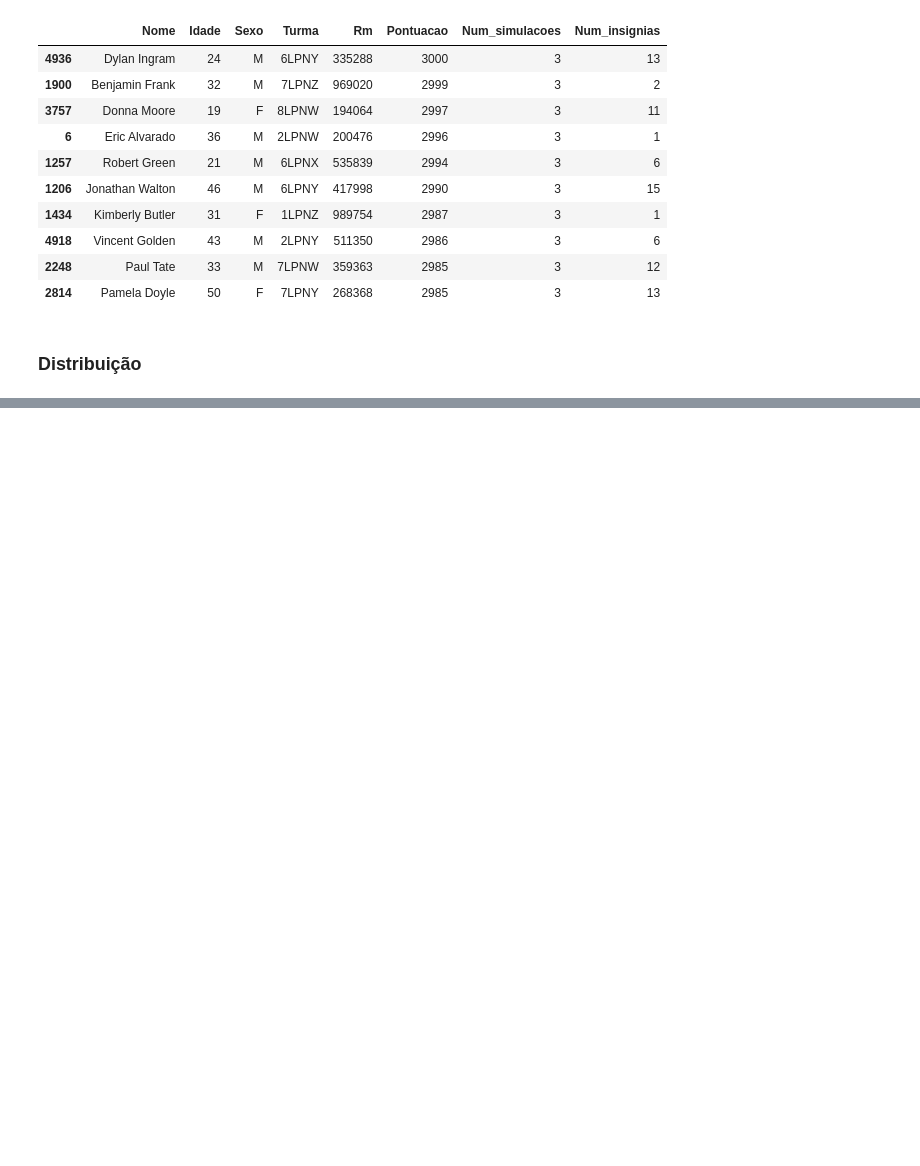
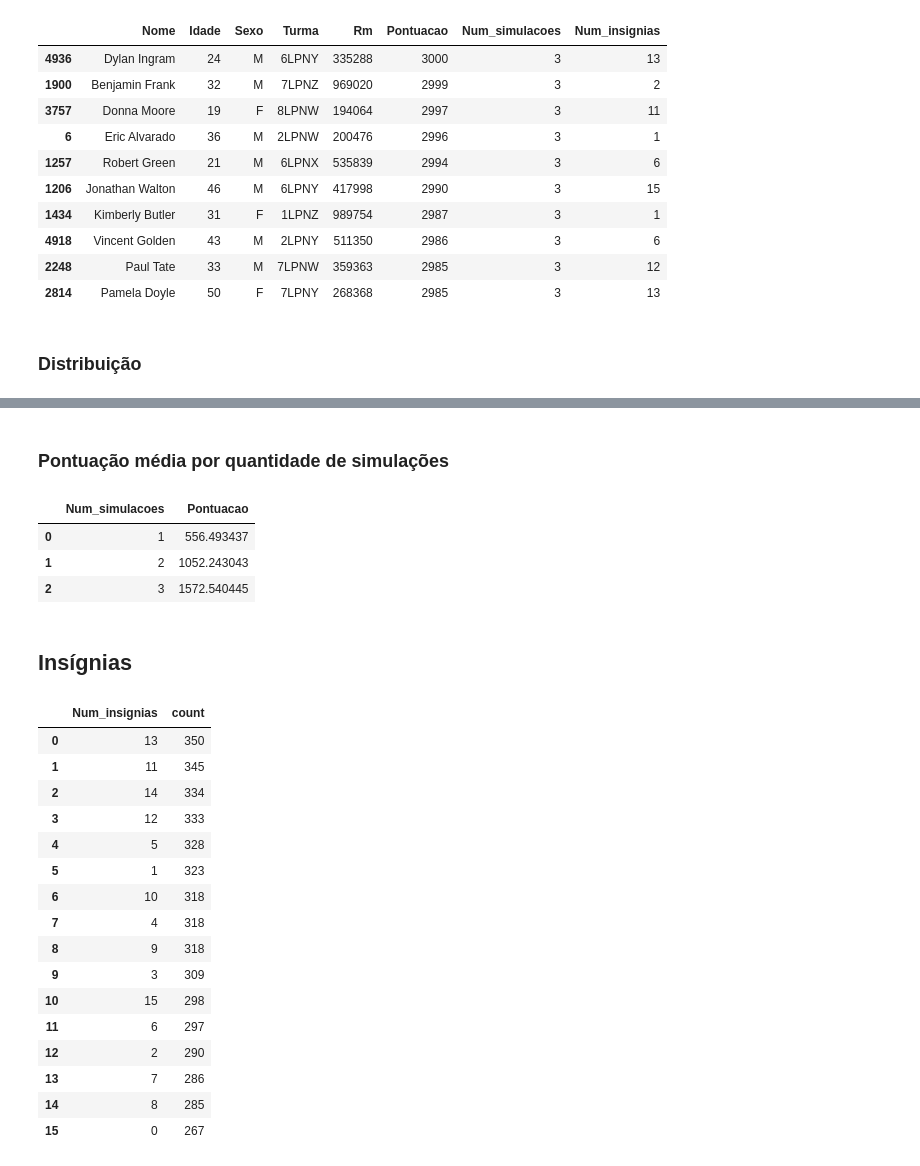
Before and after one commit to daviguerra05/Sprint03_Dynamic_Programming, a Jupyter notebook: Sprint03.ipynb, the cells around one changed output, grey strips where cells are left out. Saved outputs shown, nothing was run; the diff lists cells and outputs as text; code cells hidden in the pictures; blank space fills up the shorter version.

```diff
--- a/Sprint03.ipynb
+++ b/Sprint03.ipynb
@@ -155,0 +182,31 @@ alunos.distribuicao_pontuacao()
+# %% [markdown]
+### Pontuação média por quantidade de simulações
+# %%
+alunos.pontuaca_media_por_quantidade_simulacoes()
+# %% [output]
+|  | Num_simulacoes | Pontuacao |
+| 0 | 1 | 556.493437 |
+| 1 | 2 | 1052.243043 |
+| 2 | 3 | 1572.540445 |
+# %% [markdown]
+## Insígnias
+# %%
+alunos.distribuicao_insignias()
+# %% [output]
+|  | Num_insignias | count |
+| 0 | 13 | 350 |
+| 1 | 11 | 345 |
+| 2 | 14 | 334 |
+| 3 | 12 | 333 |
+| 4 | 5 | 328 |
+| 5 | 1 | 323 |
+| 6 | 10 | 318 |
+| 7 | 4 | 318 |
+| 8 | 9 | 318 |
+| 9 | 3 | 309 |
+| 10 | 15 | 298 |
+| 11 | 6 | 297 |
+| 12 | 2 | 290 |
+| 13 | 7 | 286 |
+| 14 | 8 | 285 |
+| 15 | 0 | 267 |
```
Also changed, not shown: parts of 27 cells of this notebook, 2 other files.
